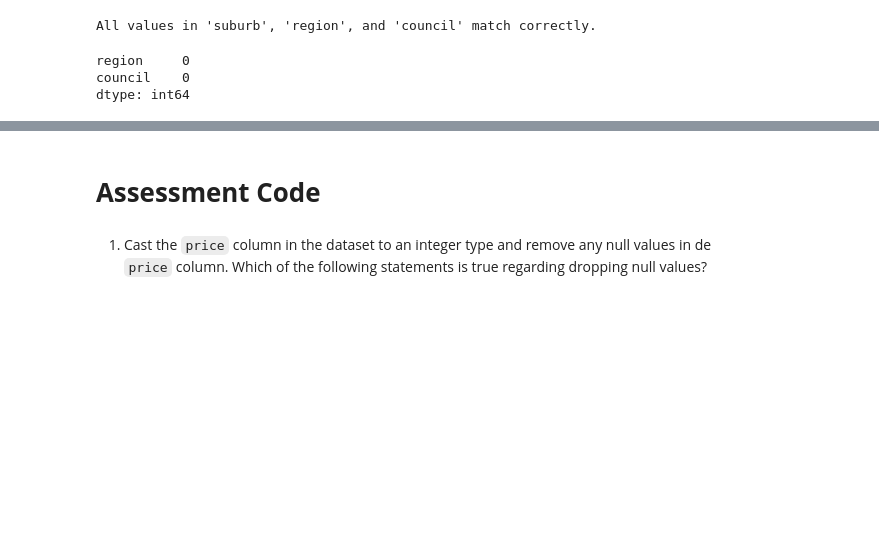
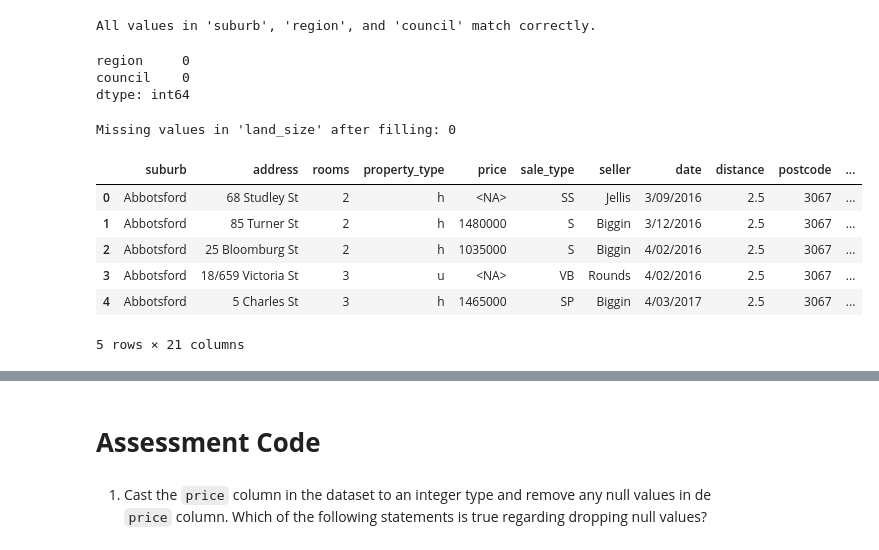
Before and after one commit to bruhu/week-6-assessment, a Jupyter notebook: assessment_notebook.ipynb, the cells around one changed output, grey strips where cells are left out. Cells and saved outputs as stored; diff of their text form; code cells hidden in the pictures; blank space fills up the shorter version.

```diff
--- a/assessment_notebook.ipynb
+++ b/assessment_notebook.ipynb
@@ -208,4 +208,25 @@ print(df[['region', 'council']].isna().sum())
 region     0
 council    0
 dtype: int64
+# %%
+# Calculate the median value of 'land_size'
+land_size_median = df['land_size'].median()
+
+# Fill the missing values in 'land_size' with the median
+df['land_size'] = df['land_size'].fillna(land_size_median)
+
+# Verify that there are no missing values in 'land_size'
+print(f"Missing values in 'land_size' after filling: {df['land_size'].isna().sum()}")
+# %% [output]
+Missing values in 'land_size' after filling: 0
+# %%
+df.head()
+# %% [output]
+|  | suburb | address | rooms | property_type | price | sale_type | seller | date | distance | postcode | ... |
+| 0 | Abbotsford | 68 Studley St | 2 | h | <NA> | SS | Jellis | 3/09/2016 | 2.5 | 3067 | ... |
+| 1 | Abbotsford | 85 Turner St | 2 | h | 1480000 | S | Biggin | 3/12/2016 | 2.5 | 3067 | ... |
+| 2 | Abbotsford | 25 Bloomburg St | 2 | h | 1035000 | S | Biggin | 4/02/2016 | 2.5 | 3067 | ... |
+| 3 | Abbotsford | 18/659 Victoria St | 3 | u | <NA> | VB | Rounds | 4/02/2016 | 2.5 | 3067 | ... |
+| 4 | Abbotsford | 5 Charles St | 3 | h | 1465000 | SP | Biggin | 4/03/2017 | 2.5 | 3067 | ... |
+5 rows × 21 columns
 # %%
```
Also changed, not shown: parts of 20 cells of this notebook.
